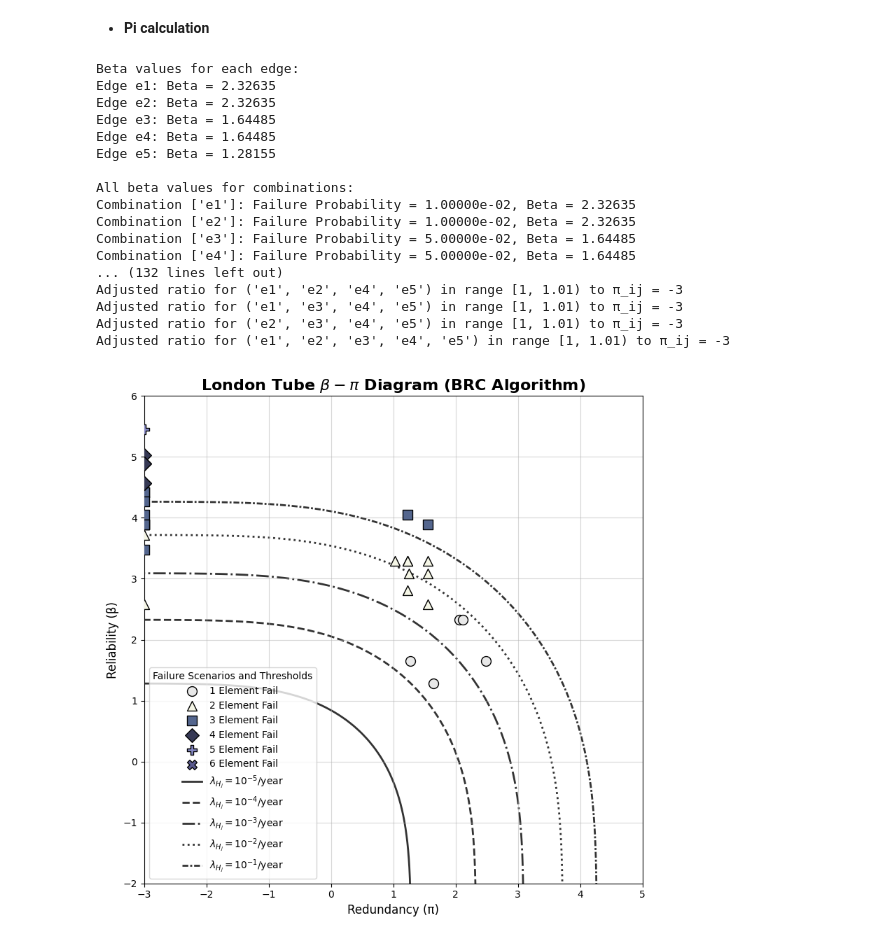
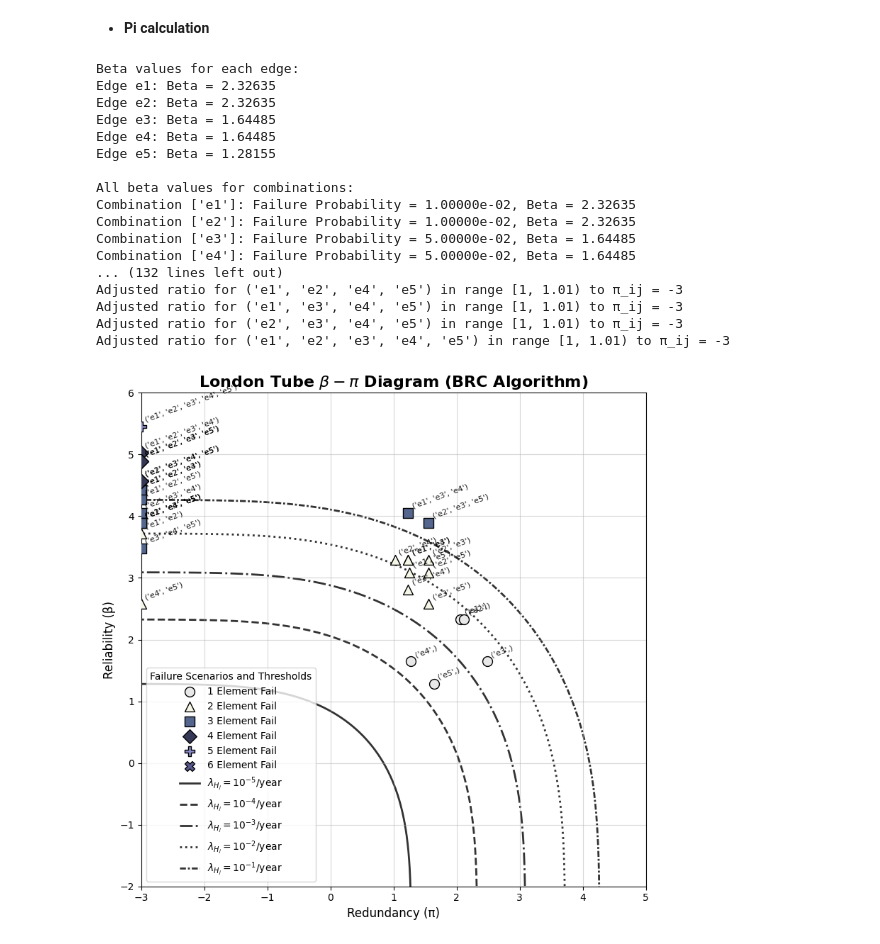
Before and after one commit to mjkang920/network_reliability, a Jupyter notebook: 2024-12-17-brc_betapi.ipynb, the cells around one changed output. Cells and saved outputs as stored; diff of their text form; code cells hidden in the pictures.

```diff
--- a/2024-12-17-brc_betapi.ipynb
+++ b/2024-12-17-brc_betapi.ipynb
@@ -18,19 +33,4 @@ probs = {
 # %%
-import sys
-sys.path.append(r"D:\MINJI\NETWORK RELIABILITY\BNS-JT-python")
-
-import itertools
-import numpy as np
-import networkx as nx
-from scipy.stats import multivariate_normal, norm
-import matplotlib.pyplot as plt
-from matplotlib.colors import to_rgb
-from itertools import combinations
-from networkx.algorithms.flow import shortest_augmenting_path
-from BNS_JT import cpm, variable, operation
-from BNS_JT import brc
-import pandas as pd
-
 
 # Define the network
 nodes = {'n1': (0, 0),
@@ -46,10 +46,6 @@ edges = {'e1': ['n1', 'n2'],
 
 probs = {'e1': {0: 0.01, 1: 0.99}, 'e2': {0: 0.01, 1: 0.99}, 'e3': {0: 0.05, 1: 0.95},
          'e4': {0: 0.05, 1: 0.95}, 'e5': {0: 0.10, 1: 0.90}}
-
-varis = {}
-for k, v in edges.items():
-    varis[k] = variable.Variable( name=k, values = [0, 1]) # values: edge flow capacity
 # %% [markdown]
 ## **Functions for Reliability Index and Redundancy Index**
 #### **Beta Calculation**
@@ -211,5 +207,18 @@ sys_fun = lambda comps_st : net_conn(comps_st, od_pair, edges, varis)
 # %% [markdown]
 - **Application of the BRC Algorithm**
 # %%
-brs, rules, sys_res, monitor = brc.run(varis, probs, sys_fun, max_sf=np.inf, max_nb=np.inf, pf_bnd_wr=0.0)
+brs, rules, sys_res, monitor = brc.run(
+    probs=probs,
+    sys_fun=sys_fun,
+    max_sf=np.inf,
+    max_nb=np.inf,
+    pf_bnd_wr=0.0,
+    max_rules=100,
+    active_decomp=10,
+    display_freq=5,
+    brs=[],
+)
+print(brs)
+
+print(rules)
 # %% [output]
@@ -380,6 +402,12 @@ for count, color, marker in zip([1, 2, 3, 4, 5, 6], colors, markers):
                 color=color, s=100, label=f"{count} Element Fail",
                 marker=marker, edgecolors='k', alpha=1.0, zorder=3)
 
+    # 각 점 옆에 state label 추가
+    for idx in indices:
+        plt.text(pi_values[idx]+0.05, beta_values[idx]+0.05, state_labels[idx],
+                 fontsize=8, ha='left', va='bottom', rotation=20, alpha=0.9)
+
+
 # Threshold lines for the β-π Diagram
 prob_targets = [1e-1, 1e-2, 1e-3, 1e-4, 1e-5]
 reverse_labels = [r'$\lambda_{H_j} = 10^{-5}$/year', r'$\lambda_{H_j} = 10^{-4}$/year',
@@ -394,36 +422,31 @@ for prob_target, line_style, label in zip(prob_targets, line_styles, reverse_lab
              linewidth=2, label=label, alpha=0.8, zorder=1)
 
 # Plot 커스터마이징
 plt.title(r'London Tube $\beta - \pi$ Diagram (BRC Algorithm)', fontsize=16, fontweight='bold')
 plt.xlabel('Redundancy (π)', fontsize=12)
 plt.ylabel('Reliability (β)', fontsize=12)
 plt.xlim([-3, 5])
 plt.ylim([-2, 6])
 plt.grid(alpha=0.5)
 plt.legend(title="Failure Scenarios and Thresholds", fontsize=10, loc="best")
 plt.tight_layout()
 plt.show()
 # %% [output]
 Beta values for each edge:
 Edge e1: Beta = 2.32635
 Edge e2: Beta = 2.32635
 Edge e3: Beta = 1.64485
 Edge e4: Beta = 1.64485
 Edge e5: Beta = 1.28155
 
 All beta values for combinations:
 Combination ['e1']: Failure Probability = 1.00000e-02, Beta = 2.32635
 Combination ['e2']: Failure Probability = 1.00000e-02, Beta = 2.32635
 Combination ['e3']: Failure Probability = 5.00000e-02, Beta = 1.64485
 Combination ['e4']: Failure Probability = 5.00000e-02, Beta = 1.64485
 ... (132 lines left out)
 Adjusted ratio for ('e1', 'e2', 'e4', 'e5') in range [1, 1.01) to π_ij = -3
 Adjusted ratio for ('e1', 'e3', 'e4', 'e5') in range [1, 1.01) to π_ij = -3
 Adjusted ratio for ('e2', 'e3', 'e4', 'e5') in range [1, 1.01) to π_ij = -3
 Adjusted ratio for ('e1', 'e2', 'e3', 'e4', 'e5') in range [1, 1.01) to π_ij = -3
+[figure, added]
-# %%
-from IPython.display import Image, display
-png_file = "Figure_1.png"
-display(Image(filename=png_file))
-# %% [output]
-[figure, removed]
```
Also changed, not shown: parts of 3 cells of this notebook, 8 other files.
